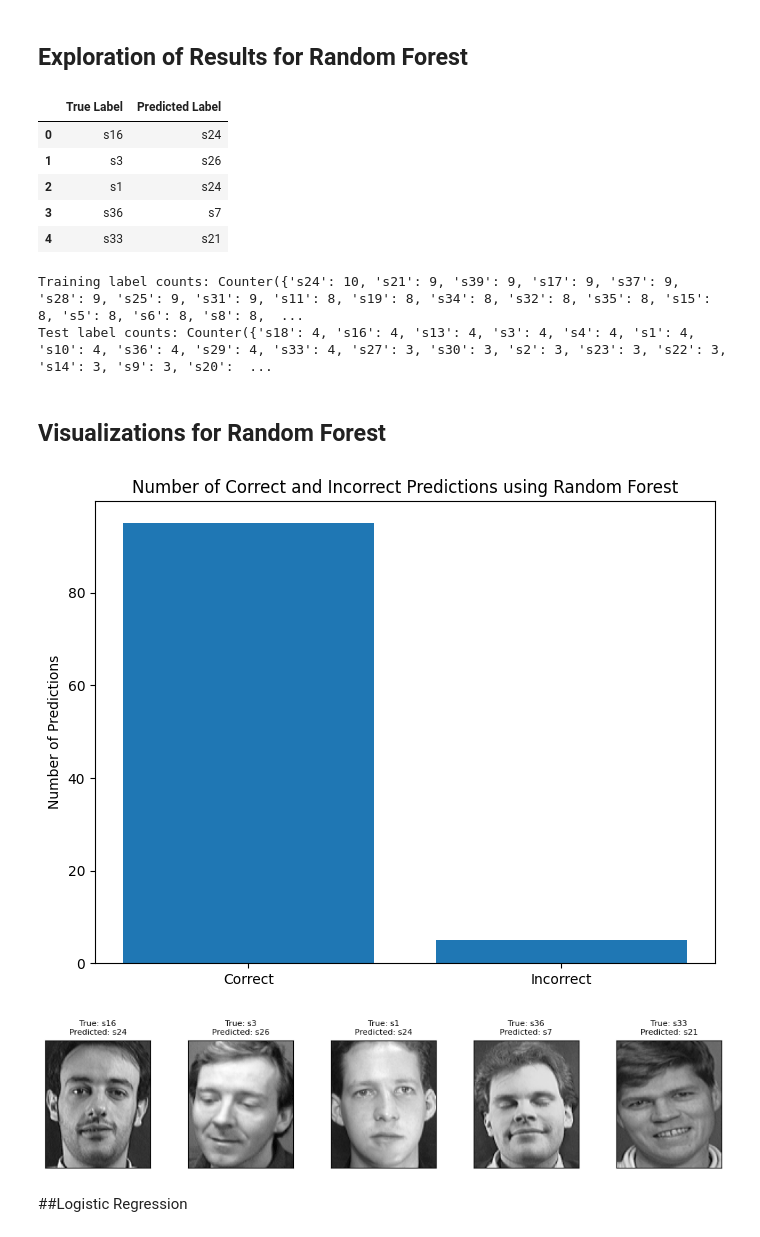
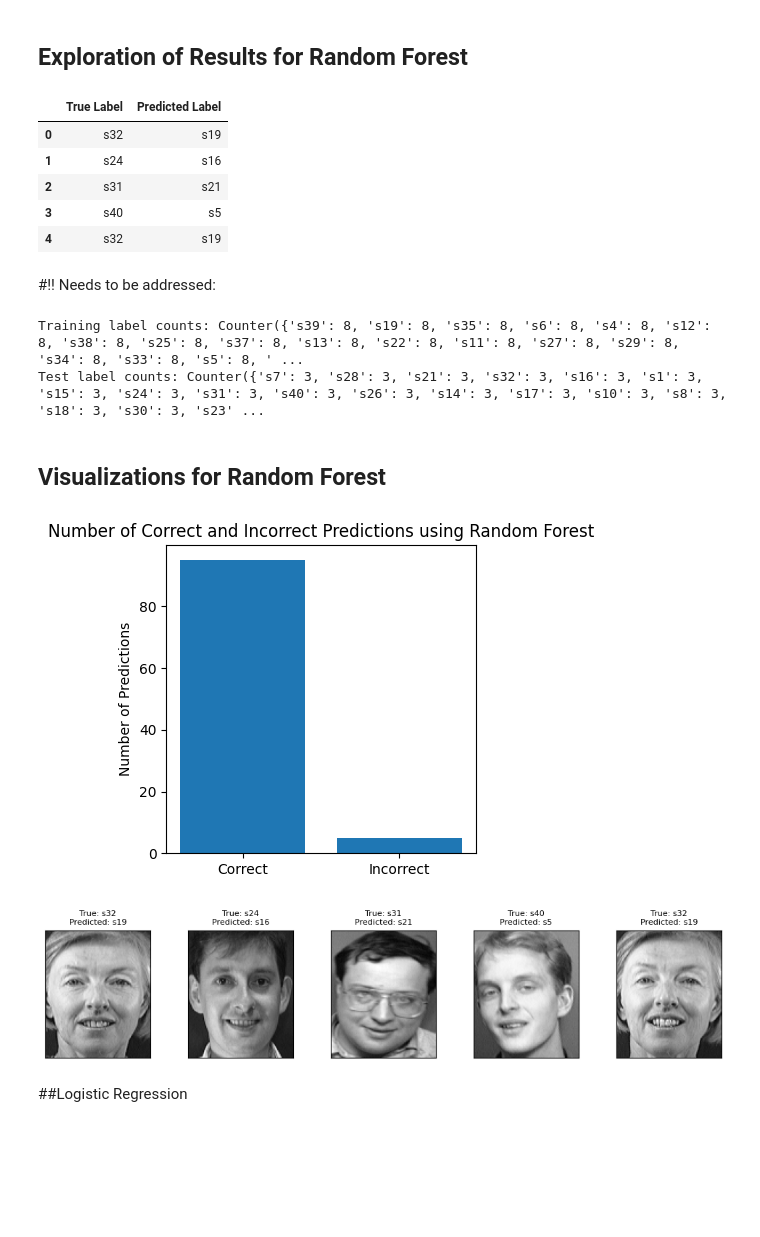
Before and after one commit to ShoaibFarooqui/Emotion-Classification, a Jupyter notebook: Project4.ipynb, the cells around one changed output. Saved outputs shown, nothing was run; the diff lists cells and outputs as text; code cells hidden in the pictures; blank space fills up the shorter version.

Commit message:
updates for consistency, scaled logistic regression data

```diff
--- a/Project4.ipynb
+++ b/Project4.ipynb
@@ -123,4 +124,4 @@ plt.show()
 Inspired by https://notebook.community/mbeyeler/opencv-machine-learning/notebooks/10.03-Using-Random-Forests-for-Face-Recognition
 # %%
 # Training and Testing Split (used for both Random Forest and Logistic Regression)
-X_train, X_test, y_train, y_test = train_test_split(X_data, y_data, random_state=21)
+X_train, X_test, y_train, y_test = train_test_split(X_data, y_data, random_state=1, stratify=y_data)
@@ -129,9 +128,12 @@ model = RandomForestClassifier()
 # %%
+# Assign Random Forest model
+RFmodel = RandomForestClassifier()
+
 # Fit the Random Forest Classifier on the training data
-model.fit(X_train, y_train)
+RFmodel.fit(X_train, y_train)
 # %% [output]
 RandomForestClassifier()
 # %%
 # Make predictions on the test set
-RF_y_pred = model.predict(X_test)
+RF_y_pred = RFmodel.predict(X_test)
 # %%
@@ -196,11 +200,13 @@ RFmisclassified_df = pd.DataFrame({
 RFmisclassified_df
 # %% [output]
 |  | True Label | Predicted Label |
-| 0 | s16 | s24 |
-| 1 | s3 | s26 |
-| 2 | s1 | s24 |
-| 3 | s36 | s7 |
-| 4 | s33 | s21 |
+| 0 | s32 | s19 |
+| 1 | s24 | s16 |
+| 2 | s31 | s21 |
+| 3 | s40 | s5 |
+| 4 | s32 | s19 |
+# %% [markdown]
+#!! Needs to be addressed:
 # %%
 # Inspecting the distribution of training and test sets (used in both Random Forest and Logistic Regression)
 
@@ -214,23 +220,23 @@ test_label_counts = Counter(y_test)
 print("Training label counts:", train_label_counts)
 print("Test label counts:", test_label_counts)
 # %% [output]
-Training label counts: Counter({'s24': 10, 's21': 9, 's39': 9, 's17': 9, 's37': 9, 's28': 9, 's25': 9, 's31': 9, 's11': 8, 's19': 8, 's34': 8, 's32': 8, 's35': 8, 's15': 8, 's5': 8, 's6': 8, 's8': 8,  ...
-Test label counts: Counter({'s18': 4, 's16': 4, 's13': 4, 's3': 4, 's4': 4, 's1': 4, 's10': 4, 's36': 4, 's29': 4, 's33': 4, 's27': 3, 's30': 3, 's2': 3, 's23': 3, 's22': 3, 's14': 3, 's9': 3, 's20':  ...
+Training label counts: Counter({'s39': 8, 's19': 8, 's35': 8, 's6': 8, 's4': 8, 's12': 8, 's38': 8, 's25': 8, 's37': 8, 's13': 8, 's22': 8, 's11': 8, 's27': 8, 's29': 8, 's34': 8, 's33': 8, 's5': 8, ' ...
+Test label counts: Counter({'s7': 3, 's28': 3, 's21': 3, 's32': 3, 's16': 3, 's1': 3, 's15': 3, 's24': 3, 's31': 3, 's40': 3, 's26': 3, 's14': 3, 's17': 3, 's10': 3, 's8': 3, 's18': 3, 's30': 3, 's23' ...
 # %% [markdown]
 ## Visualizations for Random Forest
 # %%
-# Calculate number of correct and incorrect predictions
+# Calculate number of correct and incorrect predictions using Random Forest
 correct_predictions = sum(y_test_array == RF_y_pred_array)
 incorrect_predictions = sum(y_test_array != RF_y_pred_array)
 
 # Create bar plot
-plt.figure(figsize=(8, 6))
+plt.figure(figsize=(4, 4))
 plt.bar(["Correct", "Incorrect"], [correct_predictions, incorrect_predictions])
 plt.ylabel("Number of Predictions")
 plt.title("Number of Correct and Incorrect Predictions using Random Forest")
 plt.show()
 # %% [output]
-[figure, old version]
+[figure, new version]
 # %%
 # Display misclassified images along with text indicating True and Predicted subjects for Random Forest
 
@@ -250,6 +256,6 @@ for i, index in enumerate(RFmisclassified):
 plt.tight_layout()
 plt.show()
 # %% [output]
-[figure, old version]
+[figure, new version]
 # %% [markdown]
 ##Logistic Regression
```
Also changed, not shown: parts of 16 cells of this notebook.
